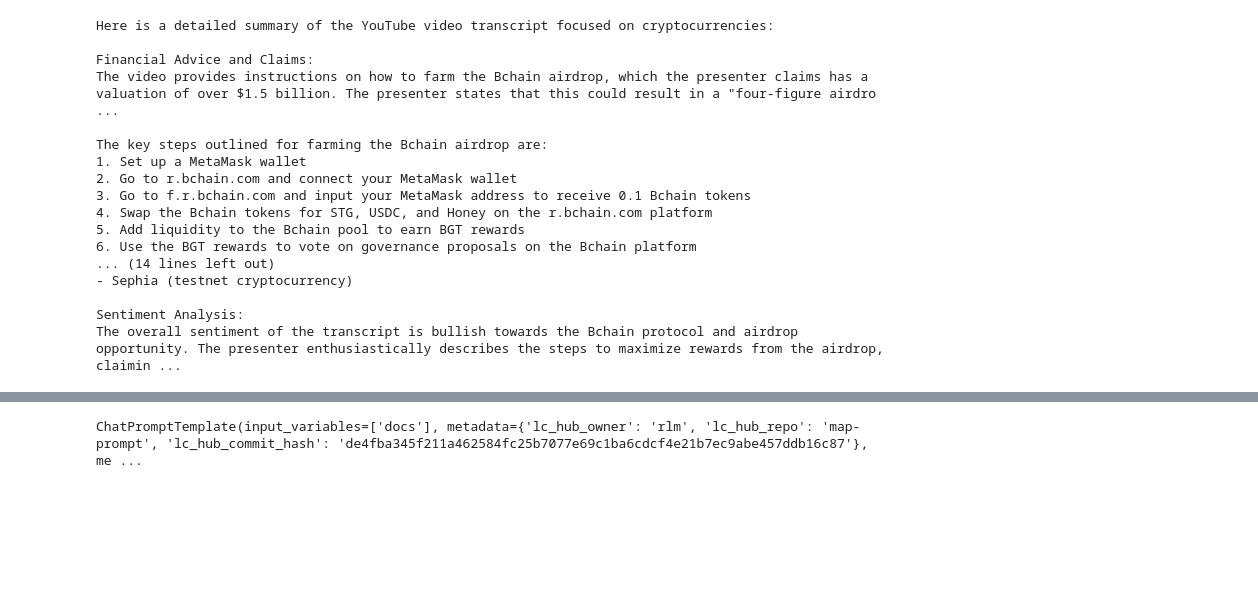
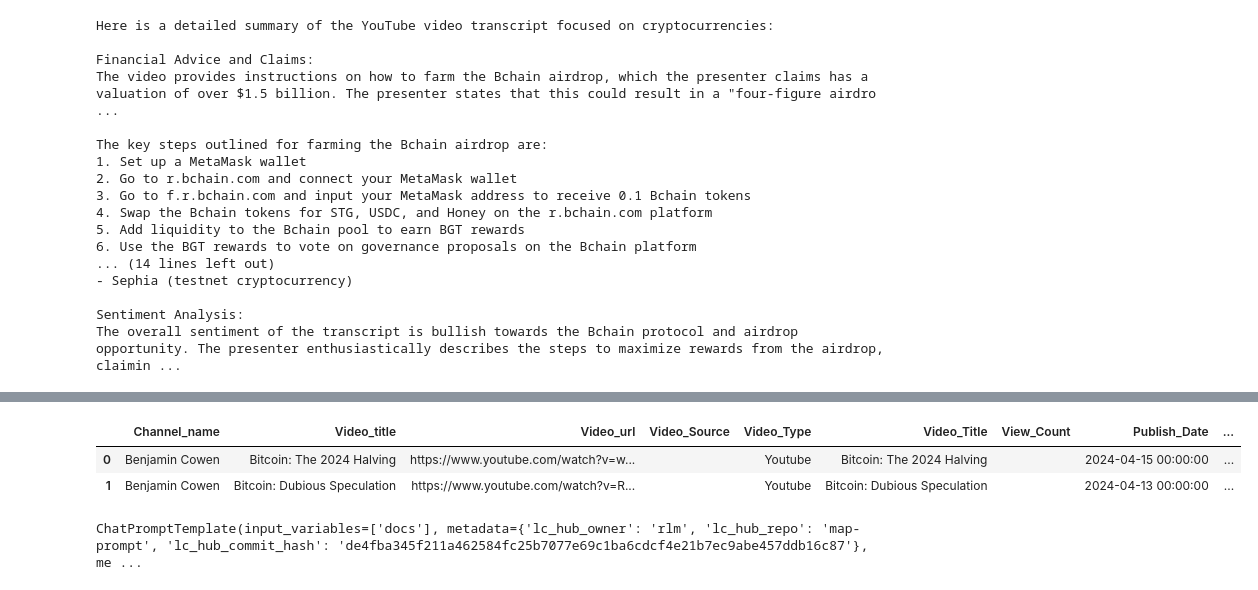
Before and after one commit to BilalNaseem1/rag_project, a Jupyter notebook: data/youtube/videos_list.ipynb, the cells around one changed output, grey strips where cells are left out. Saved outputs shown, nothing was run; the diff lists cells and outputs as text; code cells hidden in the pictures; blank space fills up the shorter version.

```diff
--- a/data/youtube/videos_list.ipynb
+++ b/data/youtube/videos_list.ipynb
@@ -319,0 +453,6 @@ The overall sentiment of the transcript is bullish towards the Bchain protocol a
+# %%
+subset_latest_videos
+# %% [output]
+|  | Channel_name | Video_title | Video_url | Video_Source | Video_Type | Video_Title | View_Count | Publish_Date | ... |
+| 0 | Benjamin Cowen | Bitcoin: The 2024 Halving | https://www.youtube.com/watch?v=w... |  | Youtube | Bitcoin: The 2024 Halving |  | 2024-04-15 00:00:00 | ... |
+| 1 | Benjamin Cowen | Bitcoin: Dubious Speculation | https://www.youtube.com/watch?v=R... |  | Youtube | Bitcoin: Dubious Speculation |  | 2024-04-13 00:00:00 | ... |
```
Also changed, not shown: parts of 4 cells of this notebook, 1 other file.
